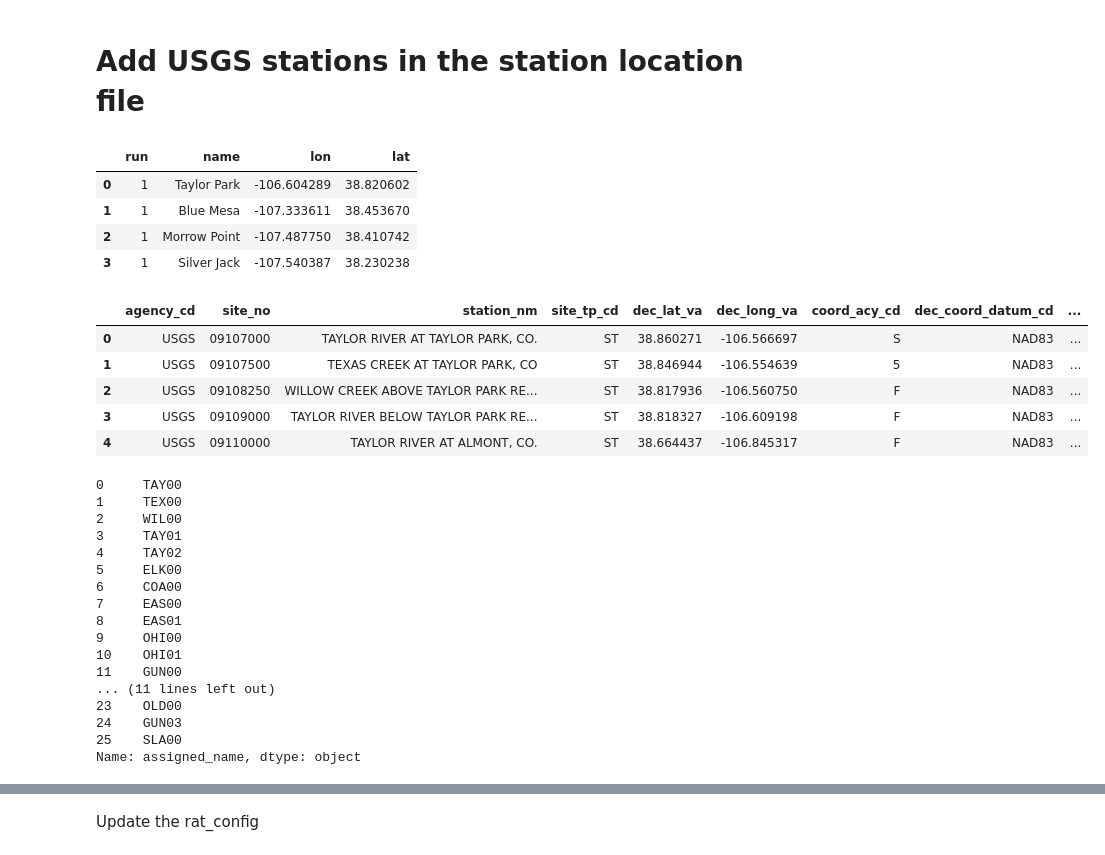
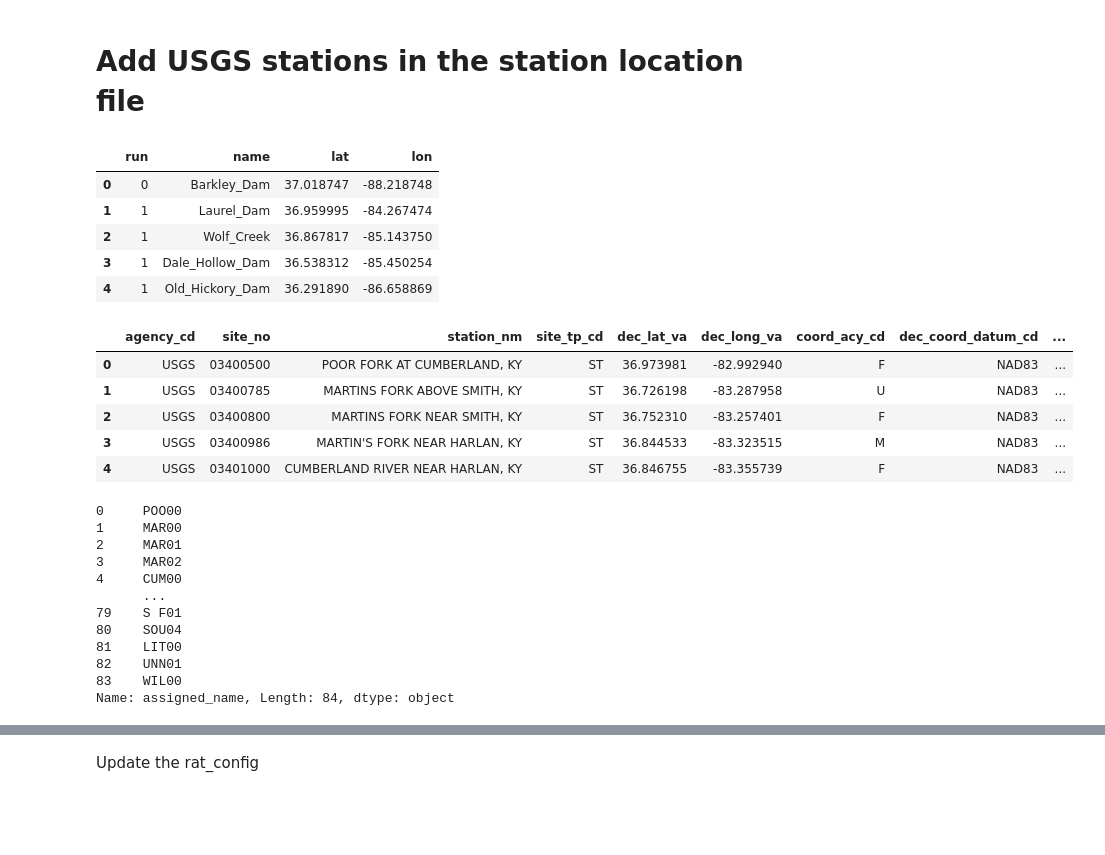
Before and after one commit to UW-SASWE/ResORR, a Jupyter notebook: notebooks/methods/02-RAT-USGS.ipynb, the cells around one changed output, grey strips where cells are left out. Drawn from its saved outputs; the diff is of its cells as text; code cells hidden in the pictures; blank space fills up the shorter version.

```diff
--- a/notebooks/methods/02-RAT-USGS.ipynb
+++ b/notebooks/methods/02-RAT-USGS.ipynb
@@ -4,27 +4,28 @@
 from pathlib import Path
 import pandas as pd
 # %%
-fn = Path("../../data/gunnison_reservoirs/gunnison_reservoirs_locations_fdrcorrected.csv")
+fn = Path("/water2/pdas47/2023_01_24-river-regulation/data-cumberland/cumberland-stations/cumberland-resops-stations.csv")
 rat_stations = pd.read_csv(fn)
 rat_stations.head()
 # %% [output]
-|  | run | name | lon | lat |
-| 0 | 1 | Taylor Park | -106.604289 | 38.820602 |
-| 1 | 1 | Blue Mesa | -107.333611 | 38.453670 |
-| 2 | 1 | Morrow Point | -107.487750 | 38.410742 |
-| 3 | 1 | Silver Jack | -107.540387 | 38.230238 |
+|  | run | name | lat | lon |
+| 0 | 0 | Barkley_Dam | 37.018747 | -88.218748 |
+| 1 | 1 | Laurel_Dam | 36.959995 | -84.267474 |
+| 2 | 1 | Wolf_Creek | 36.867817 | -85.143750 |
+| 3 | 1 | Dale_Hollow_Dam | 36.538312 | -85.450254 |
+| 4 | 1 | Old_Hickory_Dam | 36.291890 | -86.658869 |
 # %%
 # read in USGS gage locations
-usgs_fn = Path("../../data/usgs_gage_locations/usgs_gages.csv")
+usgs_fn = Path("../../data-cumberland/usgs_gage_locations/usgs_gages.csv")
 usgs_stations = pd.read_csv(usgs_fn, dtype={'site_no': str})
 usgs_stations.head()
 # %% [output]
 |  | agency_cd | site_no | station_nm | site_tp_cd | dec_lat_va | dec_long_va | coord_acy_cd | dec_coord_datum_cd | ... |
-| 0 | USGS | 09107000 | TAYLOR RIVER AT TAYLOR PARK, CO. | ST | 38.860271 | -106.566697 | S | NAD83 | ... |
-| 1 | USGS | 09107500 | TEXAS CREEK AT TAYLOR PARK, CO | ST | 38.846944 | -106.554639 | 5 | NAD83 | ... |
-| 2 | USGS | 09108250 | WILLOW CREEK ABOVE TAYLOR PARK RE... | ST | 38.817936 | -106.560750 | F | NAD83 | ... |
-| 3 | USGS | 09109000 | TAYLOR RIVER BELOW TAYLOR PARK RE... | ST | 38.818327 | -106.609198 | F | NAD83 | ... |
-| 4 | USGS | 09110000 | TAYLOR RIVER AT ALMONT, CO. | ST | 38.664437 | -106.845317 | F | NAD83 | ... |
+| 0 | USGS | 03400500 | POOR FORK AT CUMBERLAND, KY | ST | 36.973981 | -82.992940 | F | NAD83 | ... |
+| 1 | USGS | 03400785 | MARTINS FORK ABOVE SMITH, KY | ST | 36.726198 | -83.287958 | U | NAD83 | ... |
+| 2 | USGS | 03400800 | MARTINS FORK NEAR SMITH, KY | ST | 36.752310 | -83.257401 | F | NAD83 | ... |
+| 3 | USGS | 03400986 | MARTIN'S FORK NEAR HARLAN, KY | ST | 36.844533 | -83.323515 | M | NAD83 | ... |
+| 4 | USGS | 03401000 | CUMBERLAND RIVER NEAR HARLAN, KY | ST | 36.846755 | -83.355739 | F | NAD83 | ... |
 # %%
 # since the name cannot be very long, we'll have to generate unique names for the stations
 usgs_stations['assigned_name'] = '-'
@@ -35,23 +36,18 @@ for i, row in usgs_stations.iterrows():
     usgs_stations.loc[i, 'assigned_name'] = assigned_name
 usgs_stations['assigned_name']
 # %% [output]
-0     TAY00
-1     TEX00
-2     WIL00
-3     TAY01
-4     TAY02
-5     ELK00
-6     COA00
-7     EAS00
-8     EAS01
-9     OHI00
-10    OHI01
-11    GUN00
-... (11 lines left out)
-23    OLD00
-24    GUN03
-25    SLA00
-Name: assigned_name, dtype: object
+0     POO00
+1     MAR00
+2     MAR01
+3     MAR02
+4     CUM00
+      ...
+79    S F01
+80    SOU04
+81    LIT00
+82    UNN01
+83    WIL00
+Name: assigned_name, Length: 84, dtype: object
 # %%
 usgs_stations.to_csv(usgs_fn.with_name("usgs_gages_with_assigned_names.csv"), index=False)
 # %%
```
Also changed, not shown: parts of 6 cells of this notebook.
